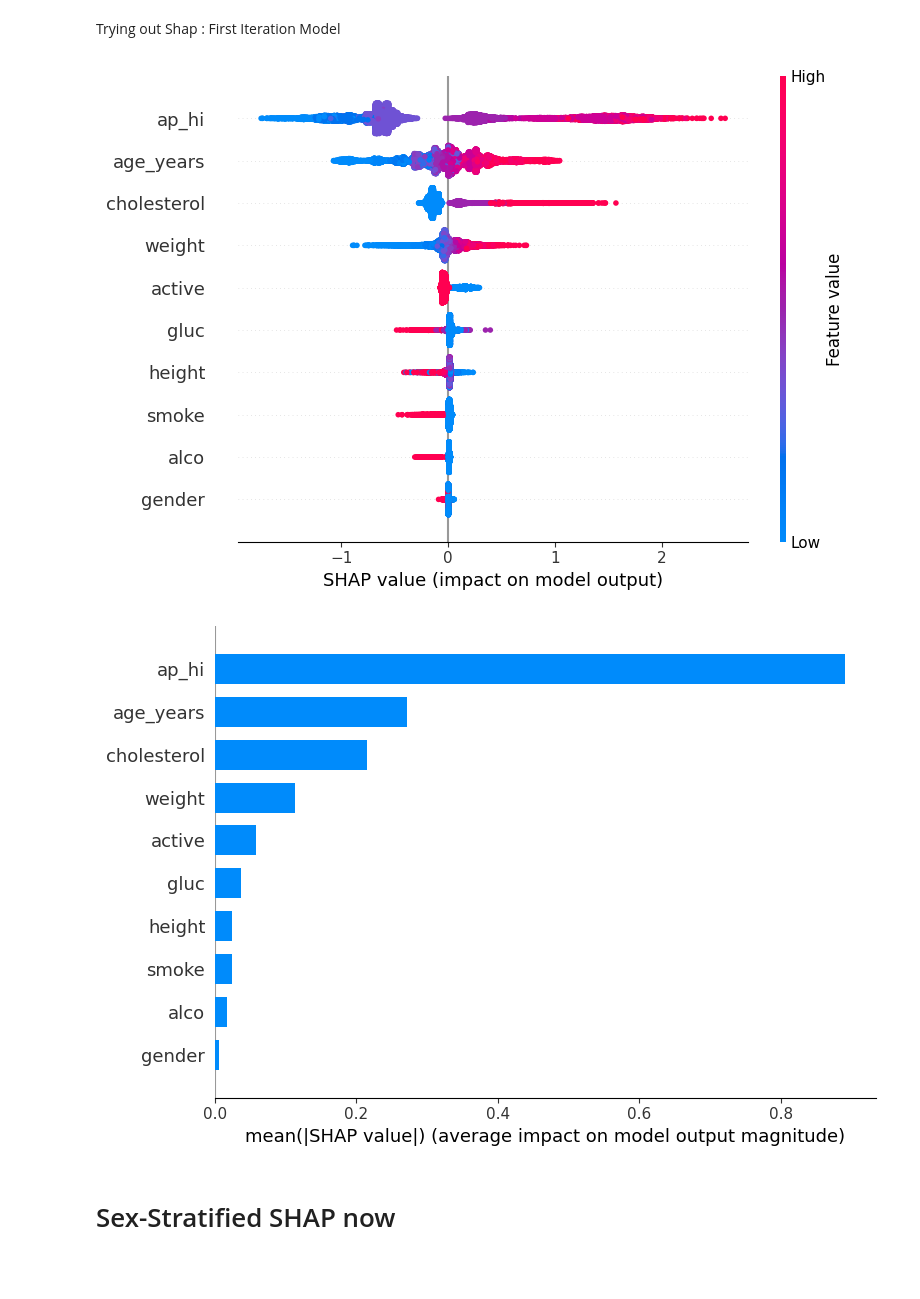
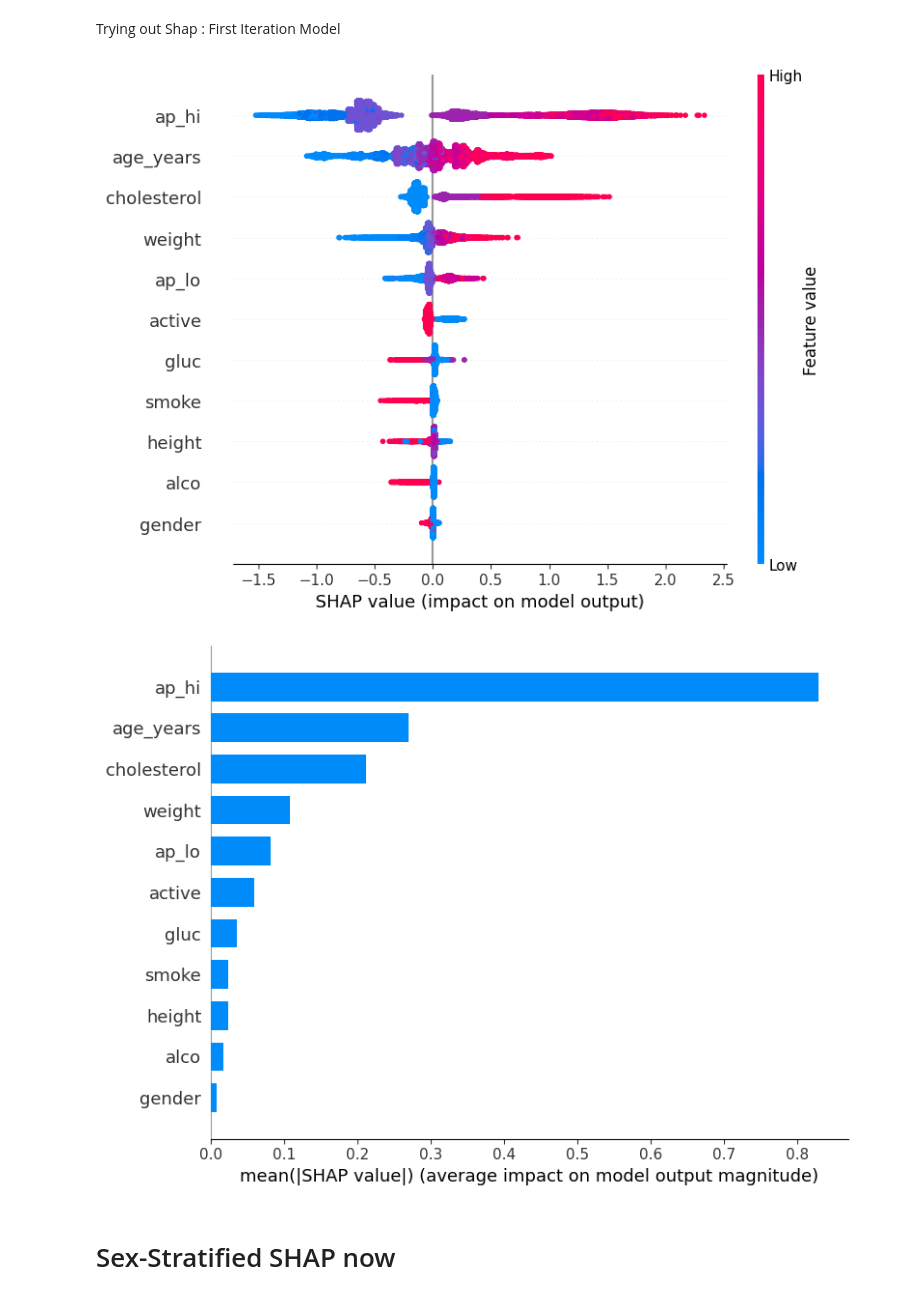
Before and after one commit to Kavisha612/Dissertation_ExplainableAI, a Jupyter notebook: Shap_implementation.ipynb, the cells around one changed output. Cells and saved outputs as stored; diff of their text form; code cells hidden in the pictures; blank space fills up the shorter version.

```diff
--- a/Shap_implementation.ipynb
+++ b/Shap_implementation.ipynb
@@ -80,22 +80,22 @@ import shap
 # ))
 # %%
 #  SHAP on the cardio_dataset trained baseline model
-# with open("models/baseline_models/cardio_xgb_baseline_model.pkl", 'rb') as f:
-#     model_baseline = pickle.load(f)
+with open("models/baseline_models/cardio_xgb_baseline_model.pkl", 'rb') as f:
+    model_baseline = pickle.load(f)
 
-# explainer_baseline = shap.TreeExplainer(model_baseline)
+explainer_baseline = shap.TreeExplainer(model_baseline)
 
 # TUNED MODEL
 with open("models/baseline_models/cardio_xgb_tuned_model.pkl", 'rb') as f:
     model_tuned = pickle.load(f)
 
-explainer_baseline = shap.TreeExplainer(model_tuned)
+explainer_tuned = shap.TreeExplainer(model_tuned)
 # %%
 # Calculate SHAP values for test set
 test_df_baseline = pd.read_csv('data/test_train_val_sets/cardio_baseline_test.csv')
 y_test_baseline = test_df_baseline["cardio"]
 
-X_test_baseline = test_df_baseline.drop(columns=["cardio", "ap_lo", "stratify"])
+X_test_baseline = test_df_baseline.drop(columns=["cardio", "stratify"])
 shap_values_baseline = explainer_baseline.shap_values(X_test_baseline)
 # shap_values_rf = explainer_rf.shap_values(X_test)
 
@@ -103,12 +103,26 @@ shap_values_baseline = explainer_baseline.shap_values(X_test_baseline)
 expected_value = explainer_baseline.expected_value
 
 # expected_value_rf = explainer_rf.expected_value
+# %%
+test_df_tuned = pd.read_csv('data/test_train_val_sets/cardio_baseline_test.csv')
+y_test_tuned = test_df_tuned["cardio"]
+
+X_test_tuned = test_df_tuned.drop(columns=["cardio", "stratify"])
+shap_values_tuned = explainer_tuned.shap_values(X_test_baseline)
+# shap_values_rf = explainer_rf.shap_values(X_test)
+
+# Get expected value (baseline)
+expected_value= explainer_tuned.expected_value
 # %%
 shap.summary_plot(shap_values_baseline, X_test_baseline, plot_type="dot")
 shap.summary_plot(shap_values_baseline, X_test_baseline, plot_type="bar")
+
+
+shap.summary_plot(shap_values_tuned, X_test_tuned, plot_type="dot")
+shap.summary_plot(shap_values_tuned, X_test_tuned, plot_type="bar")
 # %% [output]
-[figure, old version]
+[figure, new version]
-[figure, old version]
+[figure, new version]
 # %% [markdown]
 # Sex-Stratified SHAP now
 # %%
```
Also changed, not shown: 1 other file.
